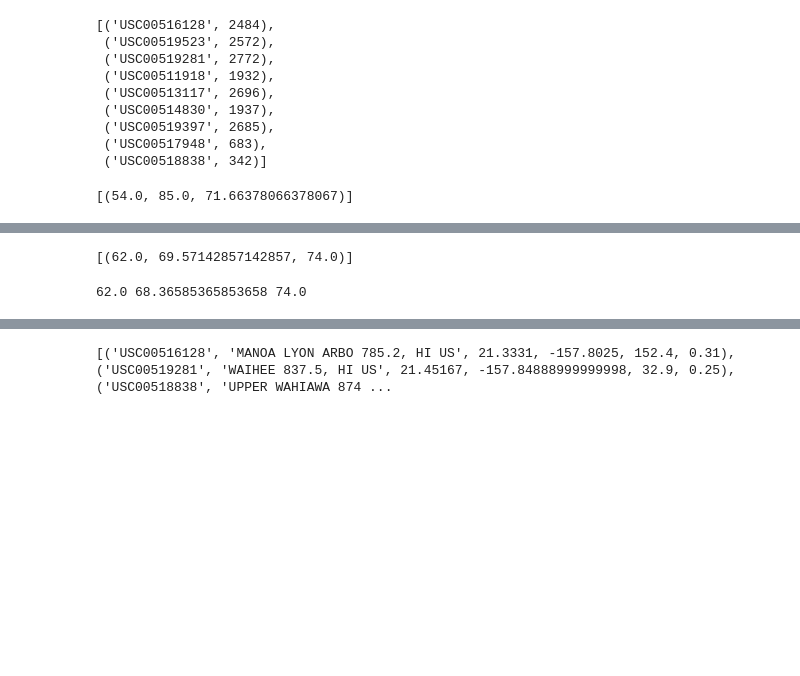
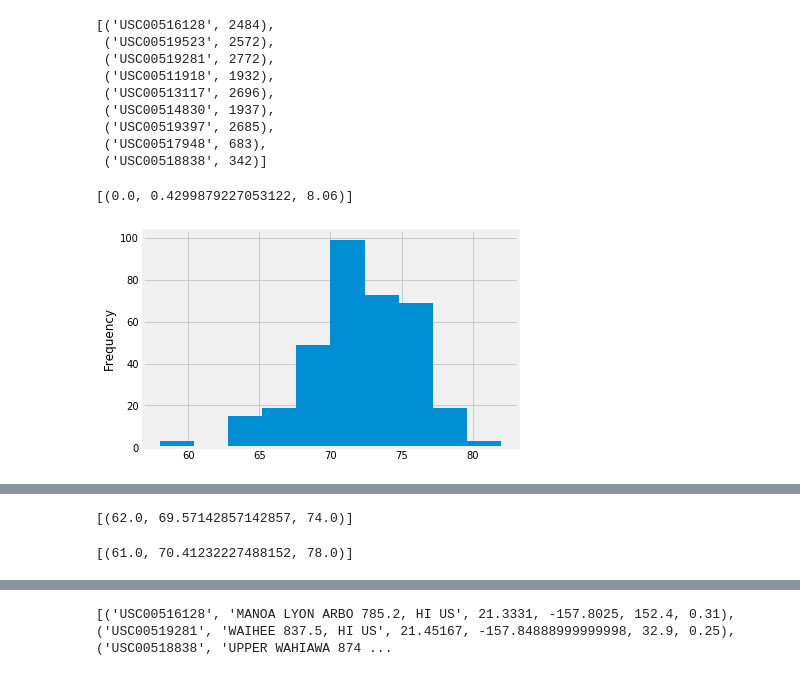
Before and after one commit to leetaylor7/SQL-Alchemy-HW, a Jupyter notebook: climate_starter.ipynb, the cells around one changed output, grey strips where cells are left out. Saved outputs shown, nothing was run; the diff lists cells and outputs as text; code cells hidden in the pictures; blank space fills up the shorter version.

```diff
--- a/climate_starter.ipynb
+++ b/climate_starter.ipynb
@@ -135,5 +129,7 @@ locations_count
 # %%
 # Using the station id from the previous query, calculate the lowest temperature recorded,
 # highest temperature recorded, and average temperature most active station?
+stats = session.query(func.min(Measurement.prcp), func.avg(Measurement.prcp), func.max(Measurement.prcp)).filter(Measurement.station == 'USC00516128').all()
+stats
 # %% [output]
-[(54.0, 85.0, 71.66378066378067)]
+[(0.0, 0.4299879227053122, 8.06)]
@@ -143,3 +136,32 @@ locations_count
+# %%
+# Choose the station with the highest number of temperature observations.
+# Query the last 12 months of temperature observation data for this station and plot the results as a histogram
+
+#Queries the Data
+results = session.query(Measurement.date, Measurement.prcp, Measurement.station, Measurement.tobs).filter(Measurement.station == 'USC00516128').order_by(Measurement.date.desc()).all()
+
+#Unpacks the data
+date = [results[0] for results in results]
+tobs = [results[3] for results in results]
+
+df = pd.DataFrame({
+    "Date": date,
+    "Percipitation": tobs
+})
+
+# Calculate the date 1 year ago from the last data point in the database
+df['Date'] = pd.to_datetime(df['Date'])
+last = df['Date'].max()
+last_year = last - dt.timedelta(days=365)
+
+df1 = df[df['Date'] >= last_year]
+
+plt.figure(figsize=(6,4))
+df1['Percipitation'].plot(kind='hist')
+ax1 = plt.axes()
+plt.show()
+# %% [output]
+[figure, added]
 # %% [markdown]
 ![precipitation](Images/station-histogram.png)
 # %%
@@ -166,8 +188,12 @@ print(calc_temps('2012-02-28', '2012-03-05'))
 # %%
 # Use your previous function `calc_temps` to calculate the tmin, tavg, and tmax
 # for your trip using the previous year's data for those same dates.
+start = dt.date(2012, 2, 8) - dt.timedelta(days=365)
+end = dt.date(2012, 3, 5) - dt.timedelta(days=365)
+
+trip_temp = calc_temps(start, end))
 # %% [output]
-62.0 68.36585365853658 74.0
+[(61.0, 70.41232227488152, 78.0)]
 # %%
 # Plot the results from your previous query as a bar chart.
 # Use "Trip Avg Temp" as your Title
```
Also changed, not shown: parts of 3 cells of this notebook.
